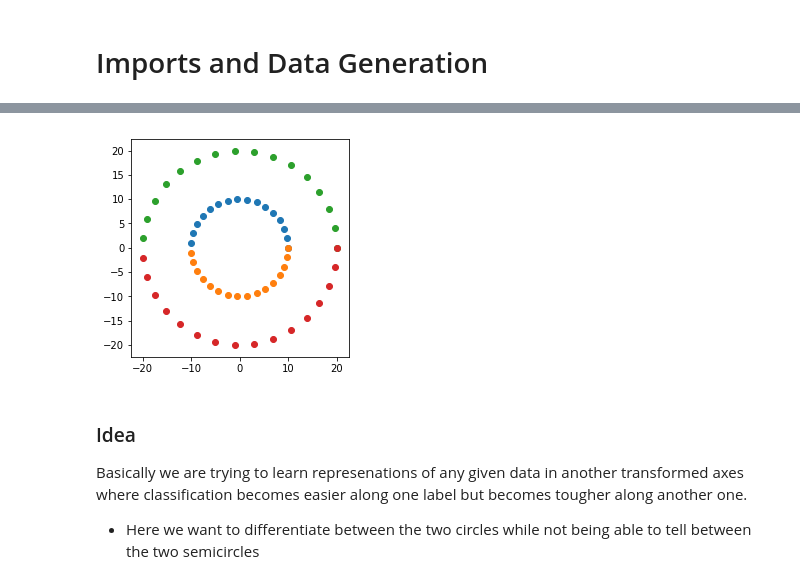
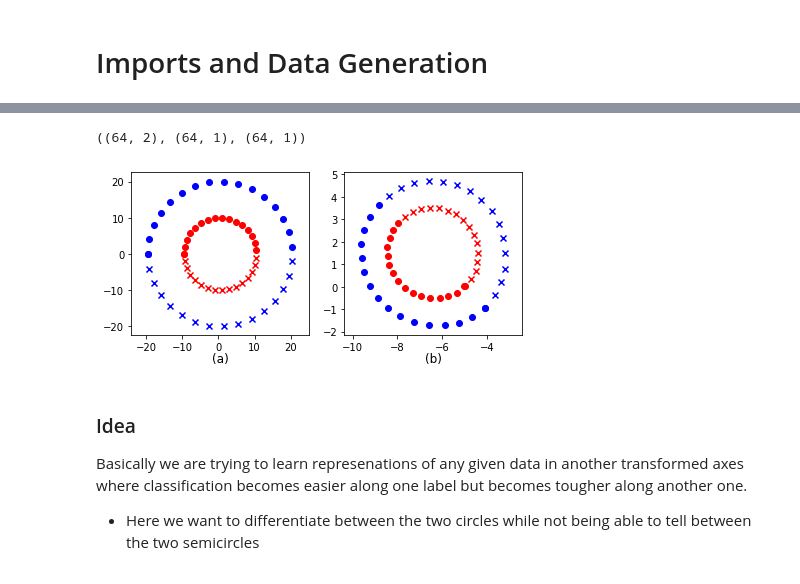
Before and after one commit to shams-sam/PrivacyGANs, a Jupyter notebook: 06. InterpretationTrialCircularDataset.ipynb, the cells around one changed output, grey strips where cells are left out. Cells and saved outputs as stored; diff of their text form; code cells hidden in the pictures.

```diff
--- a/06. InterpretationTrialCircularDataset.ipynb
+++ b/06. InterpretationTrialCircularDataset.ipynb
@@ -17,0 +25,25 @@ def circle_points(r, n):
+# %%
+def class_plot(X_input, aspect=True, title=False, orig=True, save=False):
+    X_tsne = TSNE(n_components=2).fit_transform(X_input)
+    X_pca = PCA(n_components=2).fit_transform(X_input)
+
+
+    markers = ['x', 'o', 'x', 'o']
+    colors = ['r', 'b']
+
+    fig, (ax1, ax2) = plt.subplots(1, 2, figsize=(7, 3))
+    t1, t2 = '(a)', '(b)'
+    for i in range(2):
+        for j in range(2):
+            tmp = X_pca[np.intersect1d(np.where(y_ally == i)[0], np.where(y_advr == j)[0])]
+            ax1.scatter(tmp[:, 0], tmp[:, 1], c=colors[i], marker=markers[2*i+j])
+    ax1.axis('equal')
+    ax1.set_title(t1, y= -0.2)
+
+    for i in range(2):
+        for j in range(2):
+            tmp = X_tsne[np.intersect1d(np.where(y_ally == i)[0], np.where(y_advr == j)[0])]
+            ax2.scatter(tmp[:, 0], tmp[:, 1], c=colors[i], marker=markers[2*i+j])
+    ax2.axis('equal')
+    ax2.set_title(t2, y= -0.2)
+    plt.show()
@@ -20,26 +72,30 @@ r = [10, 20]
 n = [32, 32]
 circles = circle_points(r, n)
 
-fig, ax = plt.subplots()
 ally_label = 0
 advr_label = 0
 
 X, y_ally, y_advr = [], [], []
 
 for circle in circles:
-    pos = circle[np.where(circle[:, 1]>= 0)]
-    neg = circle[np.where(circle[:, 1]< 0)]
+    pos = circle[np.where(circle[:, 1]> 0)]
+    neg = circle[np.where(circle[:, 1]<= 0)]
     X.append(pos)
     X.append(neg)
     y_ally.append([ally_label] * circle.shape[0])
     y_advr.append([advr_label] * pos.shape[0] + [advr_label+1] * neg.shape[0])
-    ax.scatter(pos[:, 0], pos[:, 1])
-    ax.scatter(neg[:, 0], neg[:, 1])
     ally_label += 1
-ax.set_aspect('equal')
-plt.show()
+
+X = np.concatenate(X, axis=0)
+y_ally = np.concatenate(y_ally).reshape(-1, 1)
+y_advr = np.concatenate(y_advr).reshape(-1, 1)
+X.shape, y_ally.shape, y_advr.shape
 # %% [output]
-[figure, removed]
+((64, 2), (64, 1), (64, 1))
+# %%
+class_plot(X)
+# %% [output]
+[figure, added]
 # %% [markdown]
 ### Idea
 
```
Also changed, not shown: parts of 25 cells of this notebook, 39 other files.
